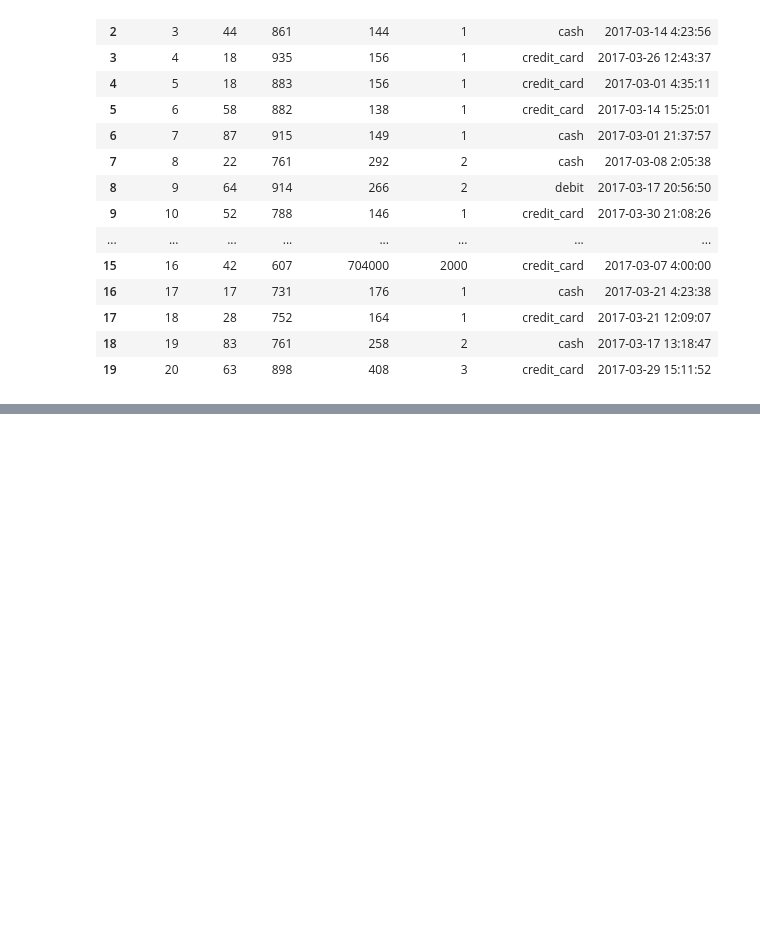
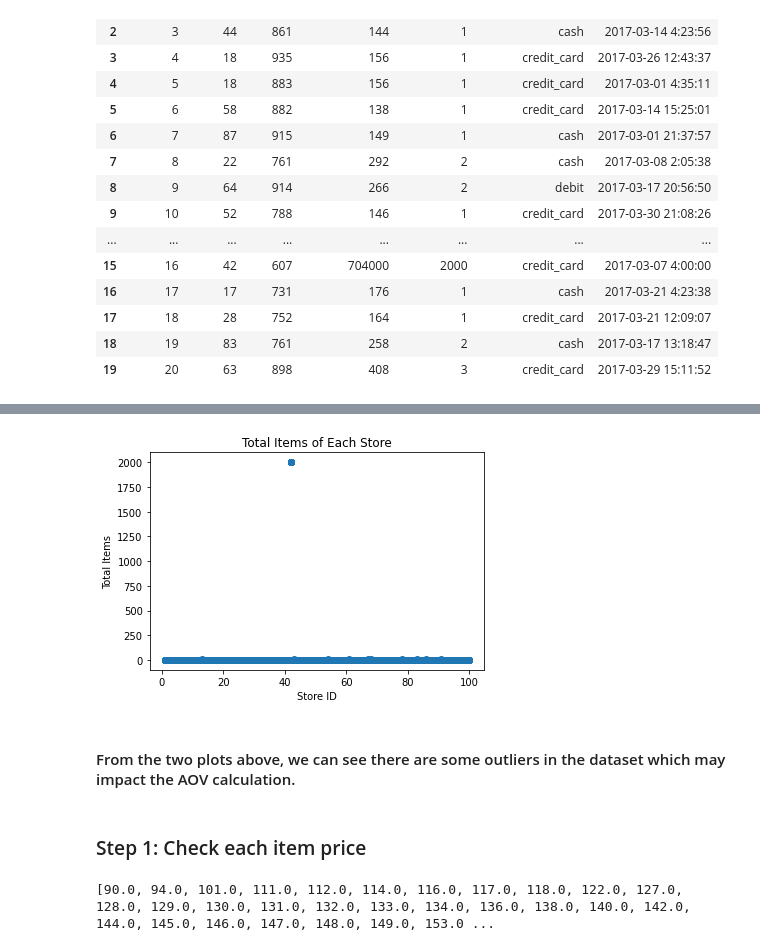
Before and after one commit to gracelzr/shopify-summer-intern-challenge, a Jupyter notebook: shopify challenge.ipynb, the cells around one changed output, grey strips where cells are left out. Cells and saved outputs as stored; diff of their text form; code cells hidden in the pictures; blank space fills up the shorter version.

```diff
--- a/shopify challenge.ipynb
+++ b/shopify challenge.ipynb
@@ -26,0 +79,21 @@ df.head(20)
+# %%
+plt.scatter(df.shop_id, df.total_items)
+plt.title("Total Items of Each Store")
+plt.xlabel("Store ID")
+plt.ylabel("Total Items")
+plt.show()
+# %% [output]
+[figure, added]
+# %% [markdown]
+#### From the two plots above, we can see there are some outliers in the dataset which may impact the AOV calculation.
+# %% [markdown]
+### Step 1: Check each item price
+# %%
+# Add a new column of each item price
+df['item_price'] = df.order_amount/df.total_items
+
+# check unique price per item per store
+unique_price = df.item_price.unique()
+print(sorted(unique_price))
+# %% [output]
+[90.0, 94.0, 101.0, 111.0, 112.0, 114.0, 116.0, 117.0, 118.0, 122.0, 127.0, 128.0, 129.0, 130.0, 131.0, 132.0, 133.0, 134.0, 136.0, 138.0, 140.0, 142.0, 144.0, 145.0, 146.0, 147.0, 148.0, 149.0, 153.0 ...
```
Also changed, not shown: parts of 22 cells of this notebook.
